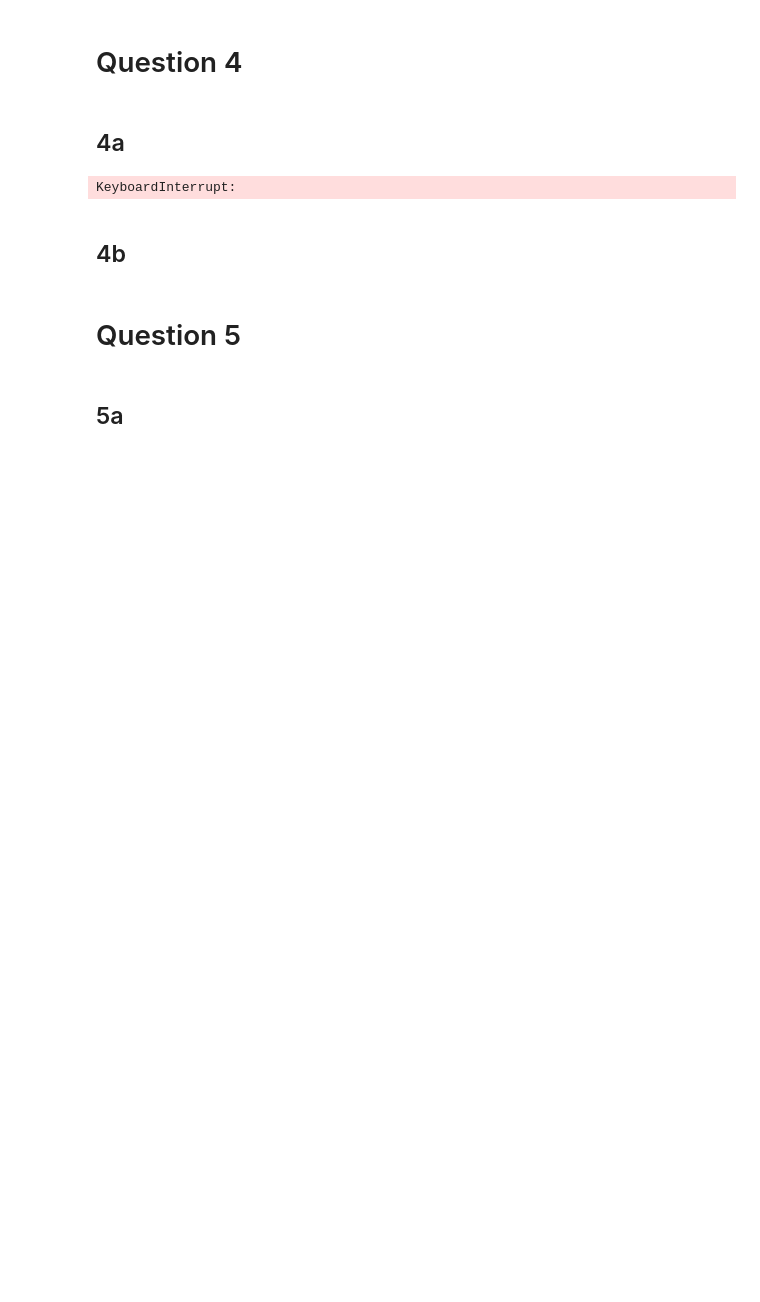
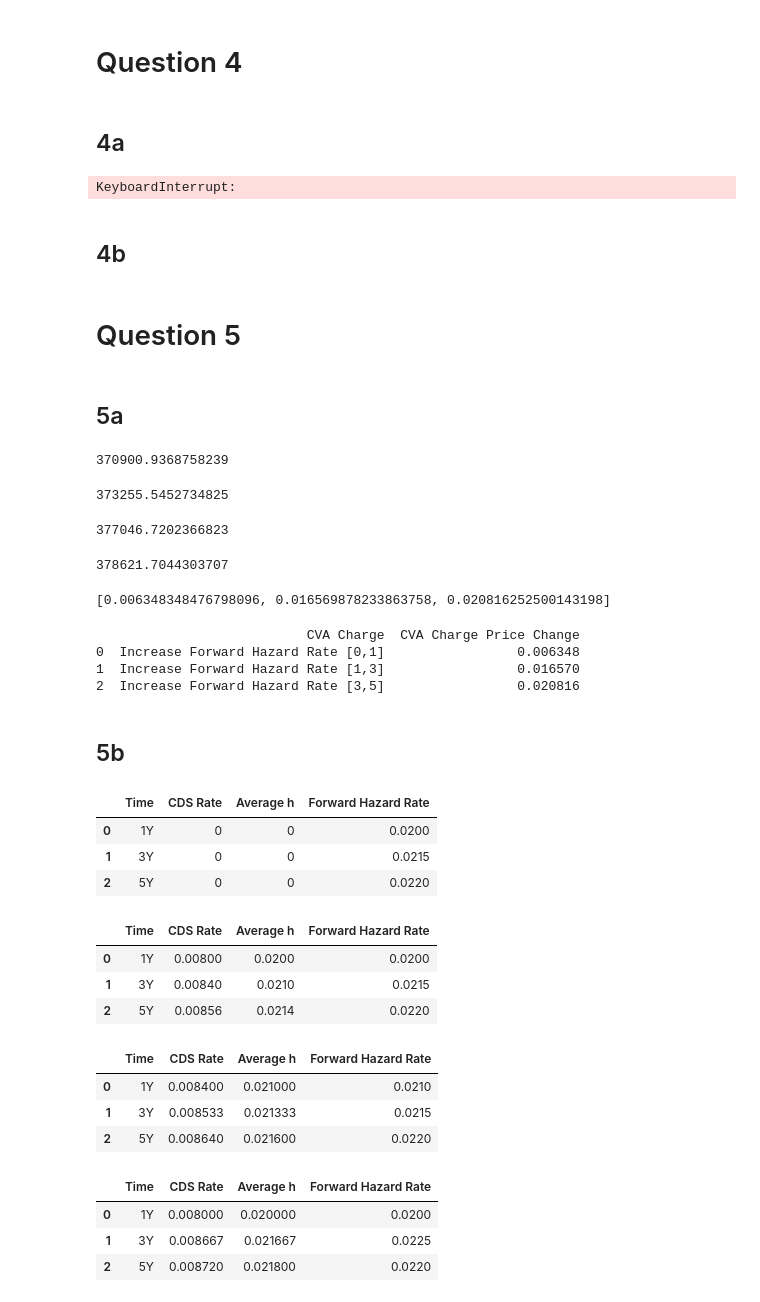
Before and after one commit to haileyvu9/CCSR, a Jupyter notebook: Assignment 3.ipynb, the cells around one changed output. Cells and saved outputs as stored; diff of their text form; code cells hidden in the pictures; blank space fills up the shorter version.

```diff
--- a/Assignment 3.ipynb
+++ b/Assignment 3.ipynb
@@ -950,3 +950,27 @@ for m in init_margin:
 # Question 5
 # %% [markdown]
 ## 5a
+# %%
+h = [0.02, 0.0215, 0.022]
+cva = calculate_cva_charge(r, LGD, positive_netting, h)
+cva
+# %% [output]
+370900.9368758239
+# %%
+h_1 = [0.021, 0.0215, 0.022]
+cva_1 = calculate_cva_charge(r, LGD, positive_netting, h_1)
+cva_1
+# %% [output]
+373255.5452734825
+# %%
+h_2 = [0.02, 0.0225, 0.022]
+cva_2 = calculate_cva_charge(r, LGD, positive_netting, h_2)
+cva_2
+# %% [output]
+377046.7202366823
+# %%
+h_3 = [0.02, 0.0215, 0.023]
+cva_3 = calculate_cva_charge(r, LGD, positive_netting, h_3)
+cva_3
+# %% [output]
+378621.7044303707
@@ -952,0 +984,34 @@ for m in init_margin:
+# %%
+cva_change
+# %% [output]
+[0.006348348476798096, 0.016569878233863758, 0.020816252500143198]
+# %%
+data = {
+    'CVA Charge': ['Increase Forward Hazard Rate [0,1]', 'Increase Forward Hazard Rate [1,3]', 'Increase Forward Hazard Rate [3,5]'],
+    'CVA Charge Price Change': cva_change
+}
+
+df = pd.DataFrame(data)
+print(df)
+# %% [output]
+                           CVA Charge  CVA Charge Price Change
+0  Increase Forward Hazard Rate [0,1]                 0.006348
+1  Increase Forward Hazard Rate [1,3]                 0.016570
+2  Increase Forward Hazard Rate [3,5]                 0.020816
+# %% [markdown]
+## 5b
+# %%
+d = {
+    'Time': ['1Y', '3Y', '5Y'],
+    'CDS Rate': [0, 0, 0],
+    'Average h': [0, 0, 0],
+    #'Survival Probability': [0, 0, 0],
+    'Forward Hazard Rate': h
+}
+d_df = pd.DataFrame(d)
+d_df
+# %% [output]
+|  | Time | CDS Rate | Average h | Forward Hazard Rate |
+| 0 | 1Y | 0 | 0 | 0.0200 |
+| 1 | 3Y | 0 | 0 | 0.0215 |
+| 2 | 5Y | 0 | 0 | 0.0220 |
@@ -952,0 +1031,7 @@ for m in init_margin:
+# %%
+d_df # Original
+# %% [output]
+|  | Time | CDS Rate | Average h | Forward Hazard Rate |
+| 0 | 1Y | 0.00800 | 0.0200 | 0.0200 |
+| 1 | 3Y | 0.00840 | 0.0210 | 0.0215 |
+| 2 | 5Y | 0.00856 | 0.0214 | 0.0220 |
@@ -952,0 +1054,7 @@ for m in init_margin:
+# %%
+d1_df # Change [0,1]
+# %% [output]
+|  | Time | CDS Rate | Average h | Forward Hazard Rate |
+| 0 | 1Y | 0.008400 | 0.021000 | 0.0210 |
+| 1 | 3Y | 0.008533 | 0.021333 | 0.0215 |
+| 2 | 5Y | 0.008640 | 0.021600 | 0.0220 |
@@ -952,0 +1077,7 @@ for m in init_margin:
+# %%
+d2_df # Change [1,3]
+# %% [output]
+|  | Time | CDS Rate | Average h | Forward Hazard Rate |
+| 0 | 1Y | 0.008000 | 0.020000 | 0.0200 |
+| 1 | 3Y | 0.008667 | 0.021667 | 0.0225 |
+| 2 | 5Y | 0.008720 | 0.021800 | 0.0220 |
```
Also changed, not shown: parts of 9 cells of this notebook.
